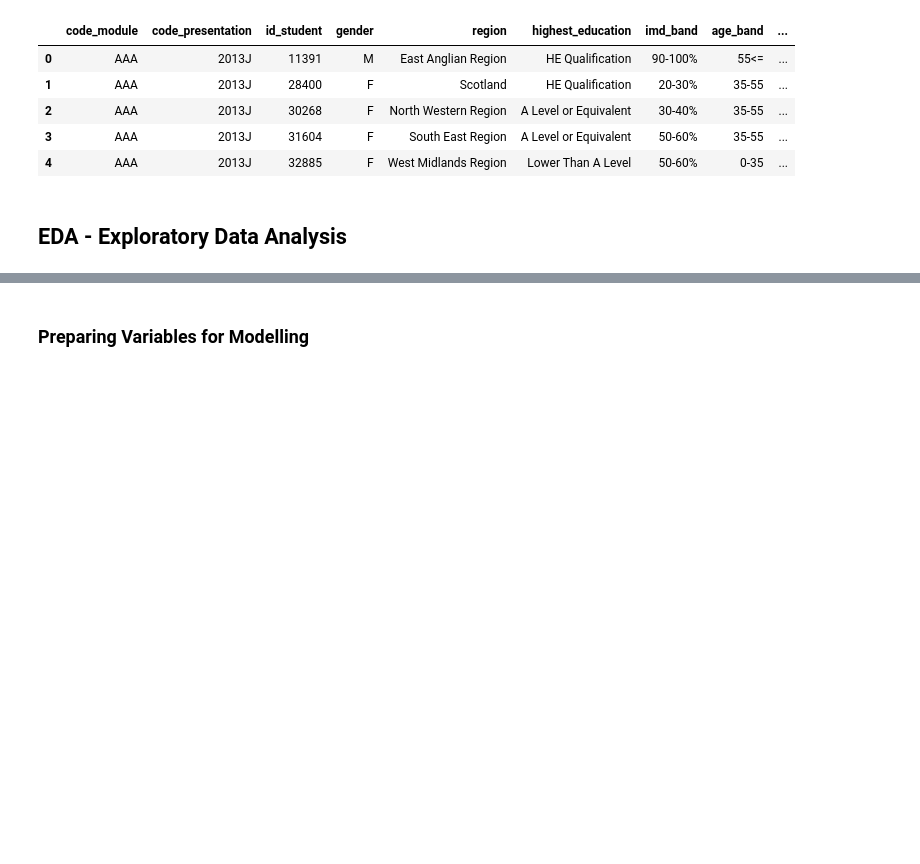
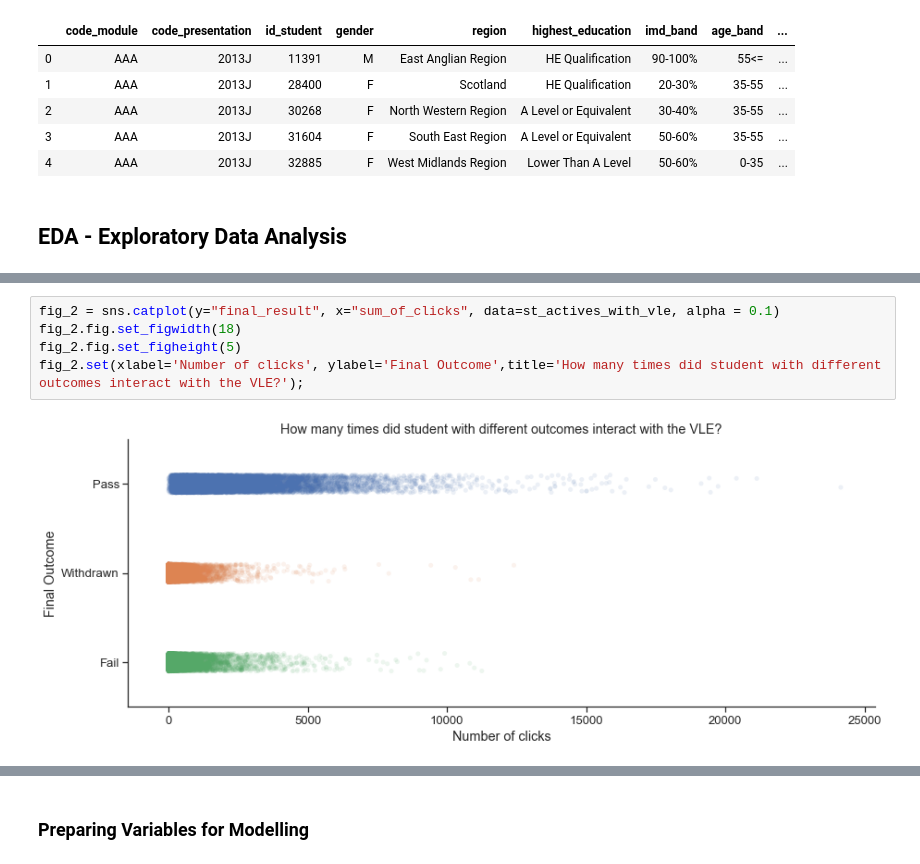
Before and after one commit to nikolholicka/curriculum, a Jupyter notebook: mod6/project_ideas/project_idea_2.ipynb, the cells around one changed output, grey strips where cells are left out. Saved outputs shown, nothing was run; the diff lists cells and outputs as text; blank space fills up the shorter version.

```diff
--- a/mod6/project_ideas/project_idea_2.ipynb
+++ b/mod6/project_ideas/project_idea_2.ipynb
@@ -485,0 +491,7 @@ sns.catplot(y="final_result", x="mean_grade", data=st_actives_with_vle);
+# %%
+fig_2 = sns.catplot(y="final_result", x="sum_of_clicks", data=st_actives_with_vle, alpha = 0.1)
+fig_2.fig.set_figwidth(18)
+fig_2.fig.set_figheight(5)
+fig_2.set(xlabel='Number of clicks', ylabel='Final Outcome',title='How many times did student with different outcomes interact with the VLE?');
+# %% [output]
+[figure, added]
```
Also changed, not shown: parts of 10 cells of this notebook.
